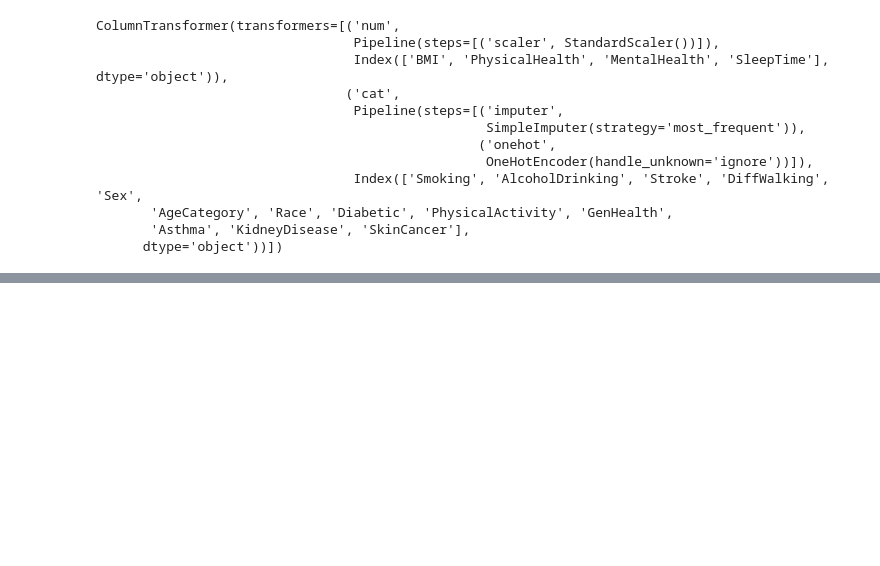
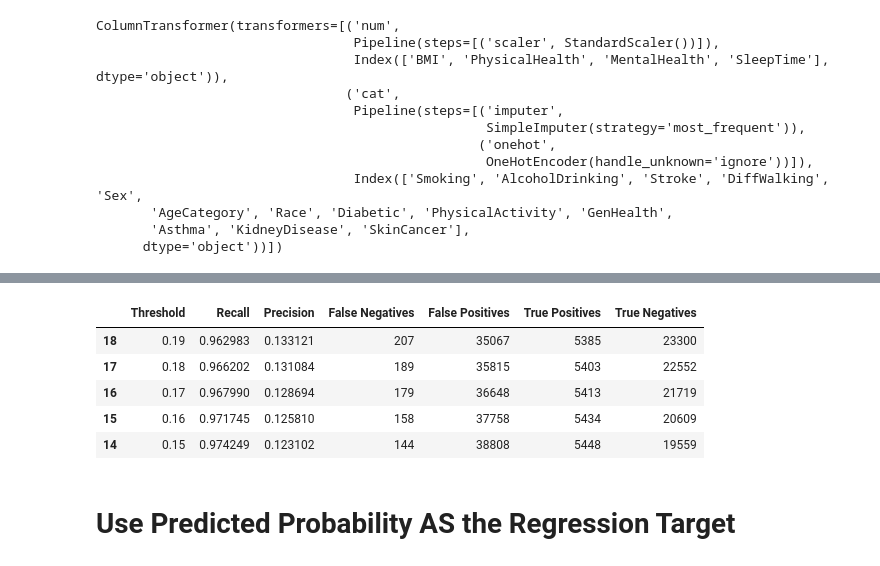
Before and after one commit to NadineJac/LoveYourHeart, a Jupyter notebook: heart_disease_prediction.ipynb, the cells around one changed output, grey strips where cells are left out. Drawn from its saved outputs; the diff is of its cells as text; code cells hidden in the pictures; blank space fills up the shorter version.

```diff
--- a/heart_disease_prediction.ipynb
+++ b/heart_disease_prediction.ipynb
@@ -417,0 +416,8 @@ Best Params: {'model__C': 1, 'model__penalty': 'l2', 'model__solver': 'lbfgs'}
+# %%
+log_reg = LogisticRegression(
+    class_weight="balanced",
+    max_iter=5000,
+    C=0.1,
+    penalty="l2",
+    solver="liblinear"
+)
@@ -417,0 +463,18 @@ Best Params: {'model__C': 1, 'model__penalty': 'l2', 'model__solver': 'lbfgs'}
+# %%
+results_df = threshold_sweep(
+    log_reg,
+    X_train, X_test,
+    y_train, y_test
+)
+# %%
+best = results_df[(results_df["Recall"] >= 0.96)].sort_values("False Positives")
+best.head()
+# %% [output]
+|  | Threshold | Recall | Precision | False Negatives | False Positives | True Positives | True Negatives |
+| 18 | 0.19 | 0.962983 | 0.133121 | 207 | 35067 | 5385 | 23300 |
+| 17 | 0.18 | 0.966202 | 0.131084 | 189 | 35815 | 5403 | 22552 |
+| 16 | 0.17 | 0.967990 | 0.128694 | 179 | 36648 | 5413 | 21719 |
+| 15 | 0.16 | 0.971745 | 0.125810 | 158 | 37758 | 5434 | 20609 |
+| 14 | 0.15 | 0.974249 | 0.123102 | 144 | 38808 | 5448 | 19559 |
+# %% [markdown]
+# Use Predicted Probability AS the Regression Target
```
Also changed, not shown: parts of 25 cells of this notebook.
